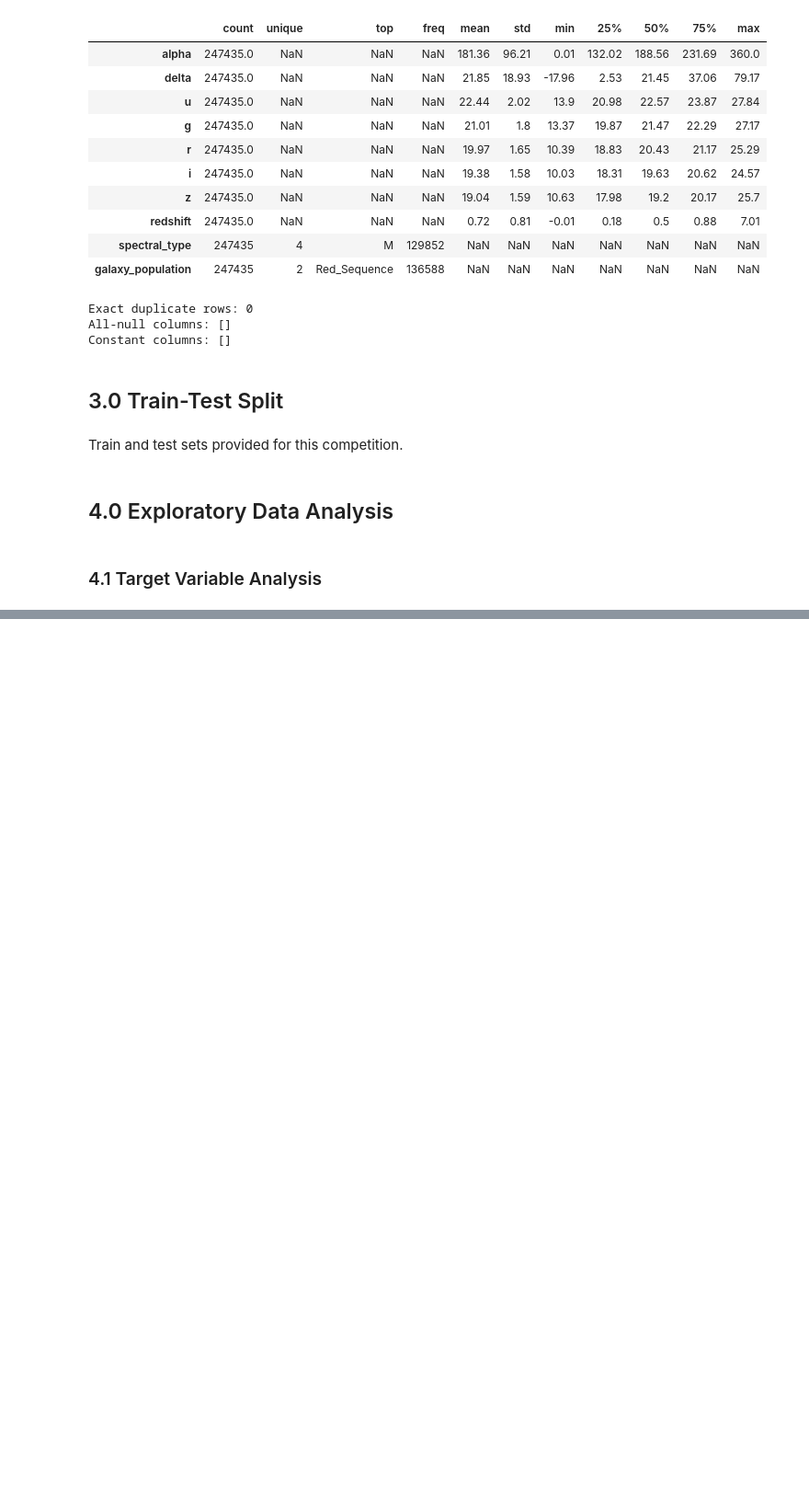
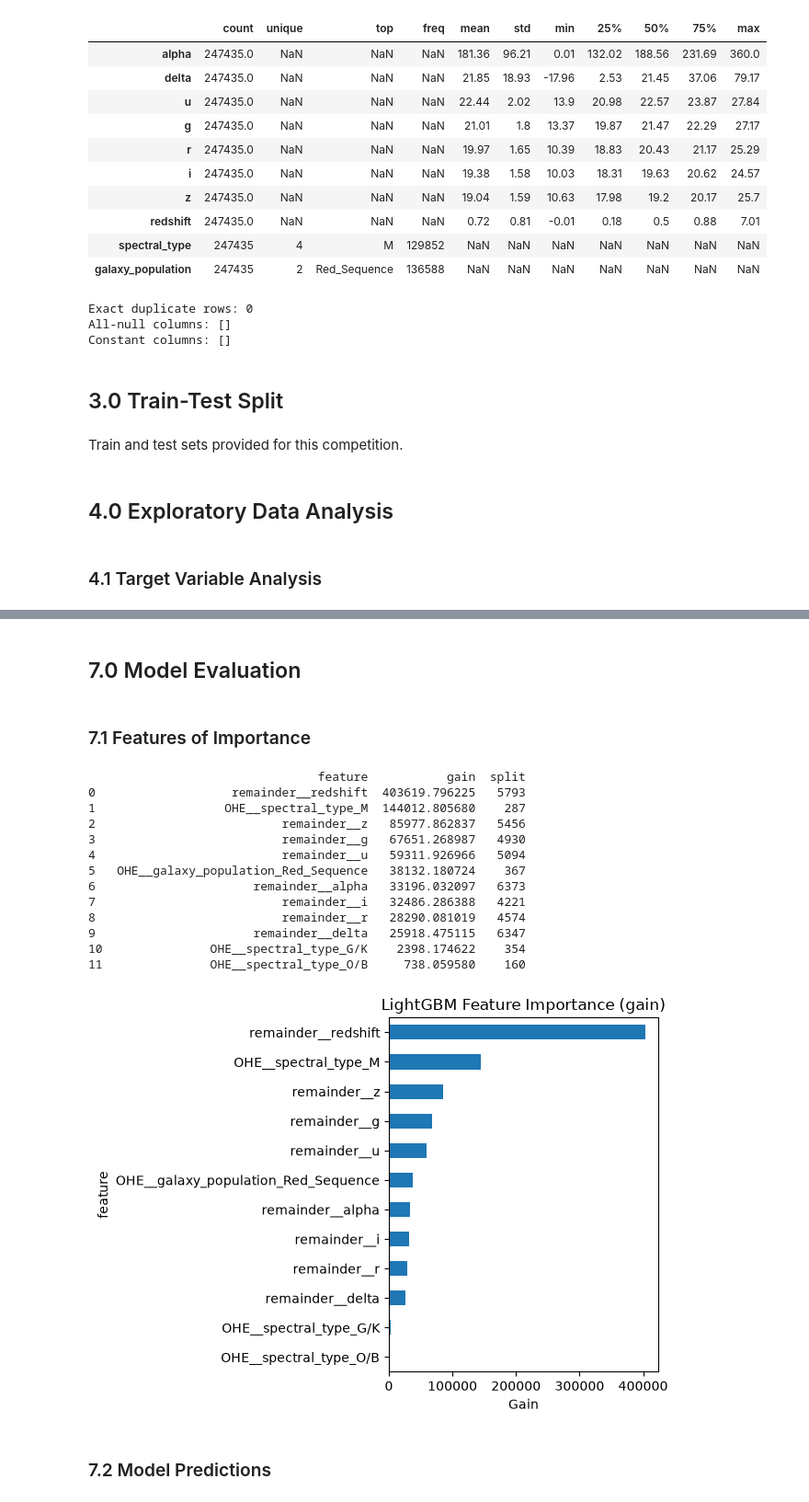
Before and after one commit to mrjohnsonsea/playground-series-s6e6, a Jupyter notebook: predicting_stellar_class.ipynb, the cells around one changed output, grey strips where cells are left out. Shown at 92% size. Drawn from its saved outputs; the diff is of its cells as text; code cells hidden in the pictures; blank space fills up the shorter version.

```diff
--- a/predicting_stellar_class.ipynb
+++ b/predicting_stellar_class.ipynb
@@ -24,3 +41,6 @@ import matplotlib.pyplot as plt
+# %%
+# Set seed
+RANDOM_STATE = 206
 # %% [markdown]
 ## 2.0 Data Loading
 # %%
@@ -164,0 +275,6 @@ y_train = train['class']
+# %%
+# Pipeline for one hot encoding
+ohe_cols = ['spectral_type', 'galaxy_population'] # Define ohe columns
+ohe = OneHotEncoder(sparse_output = False, handle_unknown = 'ignore', drop = 'first')
+pipeline_ohe = Pipeline([('ohe', ohe)])
+pipeline_ohe
@@ -164,0 +305,8 @@ y_train = train['class']
+# %%
+# Pipeline for other models
+preprocess = ColumnTransformer(transformers = [
+    ('OHE', pipeline_ohe, ohe_cols)], remainder='passthrough')
+
+preprocess.set_output(transform="pandas")
+
+preprocess
@@ -164,0 +392,44 @@ y_train = train['class']
+# %% [markdown]
+## 7.0 Model Evaluation
+# %% [markdown]
+### 7.1 Features of Importance
+# %%
+best = search.best_estimator_   # the bare LGBMClassifier from the search
+
+# feature names came through because of set_output(transform="pandas")
+feat_names = X_s.columns
+
+imp = (
+    pd.DataFrame({
+        "feature": feat_names,
+        "gain": best.booster_.feature_importance(importance_type="gain"),
+        "split": best.booster_.feature_importance(importance_type="split"),
+    })
+    .sort_values("gain", ascending=False)
+    .reset_index(drop=True)
+)
+print(imp)
+
+imp.head(12).plot.barh(x="feature", y="gain", legend=False)
+plt.gca().invert_yaxis()
+plt.xlabel("Gain")
+plt.title("LightGBM Feature Importance (gain)")
+plt.tight_layout()
+plt.show()
+# %% [output]
+                                feature           gain  split
+0                   remainder__redshift  403619.796225   5793
+1                  OHE__spectral_type_M  144012.805680    287
+2                          remainder__z   85977.862837   5456
+3                          remainder__g   67651.268987   4930
+4                          remainder__u   59311.926966   5094
+5   OHE__galaxy_population_Red_Sequence   38132.180724    367
+6                      remainder__alpha   33196.032097   6373
+7                          remainder__i   32486.286388   4221
+8                          remainder__r   28290.081019   4574
+9                      remainder__delta   25918.475115   6347
+10               OHE__spectral_type_G/K    2398.174622    354
+11               OHE__spectral_type_O/B     738.059580    160
+[figure, added]
+# %% [markdown]
+### 7.2 Model Predictions
```
Also changed, not shown: parts of 31 cells of this notebook, 4 other files.
